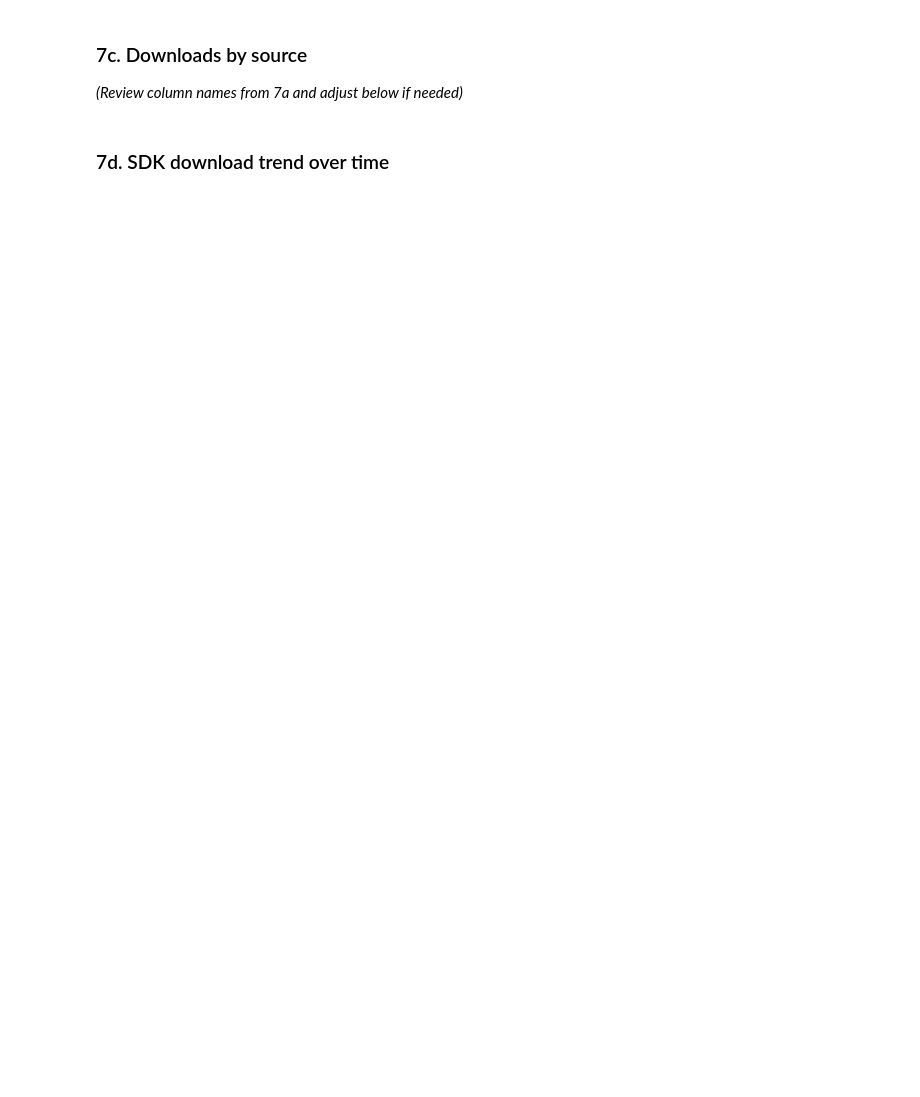
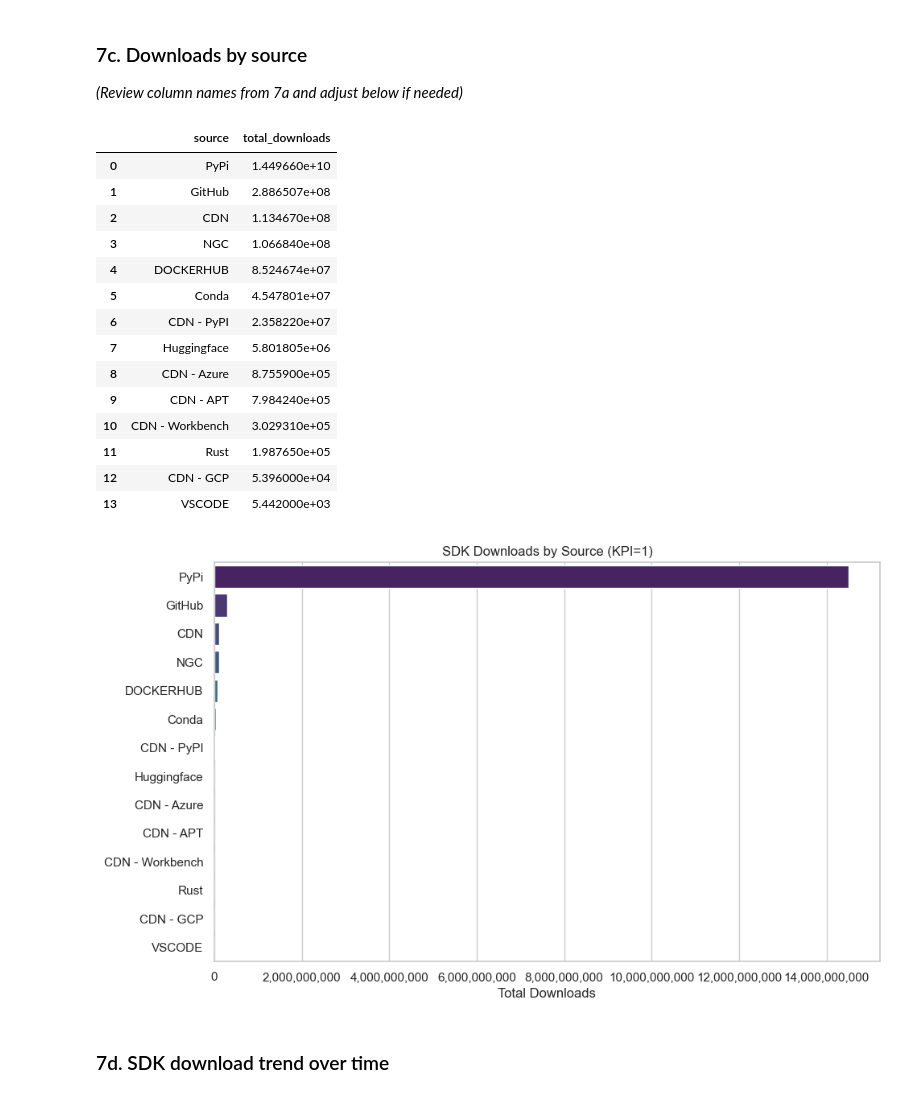
Before and after one commit to WBDoran/Spring2026_IndustryProject, a Jupyter notebook: nvidia_eda.ipynb, the cells around one changed output. Cells and saved outputs as stored; diff of their text form; code cells hidden in the pictures; blank space fills up the shorter version.

Commit message:
EDA plots & summary stats

```diff
--- a/nvidia_eda.ipynb
+++ b/nvidia_eda.ipynb
@@ -649,26 +954,42 @@ display(con.execute("""
 # %%
 sdk_by_source = con.execute("""
     SELECT
-        lead_source,
+        source,
         SUM(download_count) AS total_downloads
     FROM sdk_download_clean
-    WHERE kpi = 1
-      AND nv_flag = 0
-      AND lead_source IS NOT NULL
+    WHERE KPI = 1
+      AND source IS NOT NULL
     GROUP BY 1
     ORDER BY 2 DESC
 """).fetchdf()
 
 display(sdk_by_source)
 
 fig, ax = plt.subplots(figsize=(10, 6))
-sns.barplot(data=sdk_by_source, x='total_downloads', y='lead_source', ax=ax, palette='viridis')
-ax.set_title('SDK Downloads by Source (KPI=1, external only)')
+sns.barplot(data=sdk_by_source, x='total_downloads', y='source', ax=ax, palette='viridis')
+ax.set_title('SDK Downloads by Source (KPI=1)')
 ax.set_xlabel('Total Downloads')
 ax.set_ylabel('')
 ax.xaxis.set_major_formatter(mticker.FuncFormatter(lambda x, _: f'{int(x):,}'))
 plt.tight_layout()
 plt.show()
+# %% [output]
+|  | source | total_downloads |
+| 0 | PyPi | 1.449660e+10 |
+| 1 | GitHub | 2.886507e+08 |
+| 2 | CDN | 1.134670e+08 |
+| 3 | NGC | 1.066840e+08 |
+| 4 | DOCKERHUB | 8.524674e+07 |
+| 5 | Conda | 4.547801e+07 |
+| 6 | CDN - PyPI | 2.358220e+07 |
+| 7 | Huggingface | 5.801805e+06 |
+| 8 | CDN - Azure | 8.755900e+05 |
+| 9 | CDN - APT | 7.984240e+05 |
+| 10 | CDN - Workbench | 3.029310e+05 |
+| 11 | Rust | 1.987650e+05 |
+| 12 | CDN - GCP | 5.396000e+04 |
+| 13 | VSCODE | 5.442000e+03 |
+[figure, added]
 # %% [markdown]
 ### 7d. SDK download trend over time
 # %%
```
Also changed, not shown: parts of 36 cells of this notebook.
